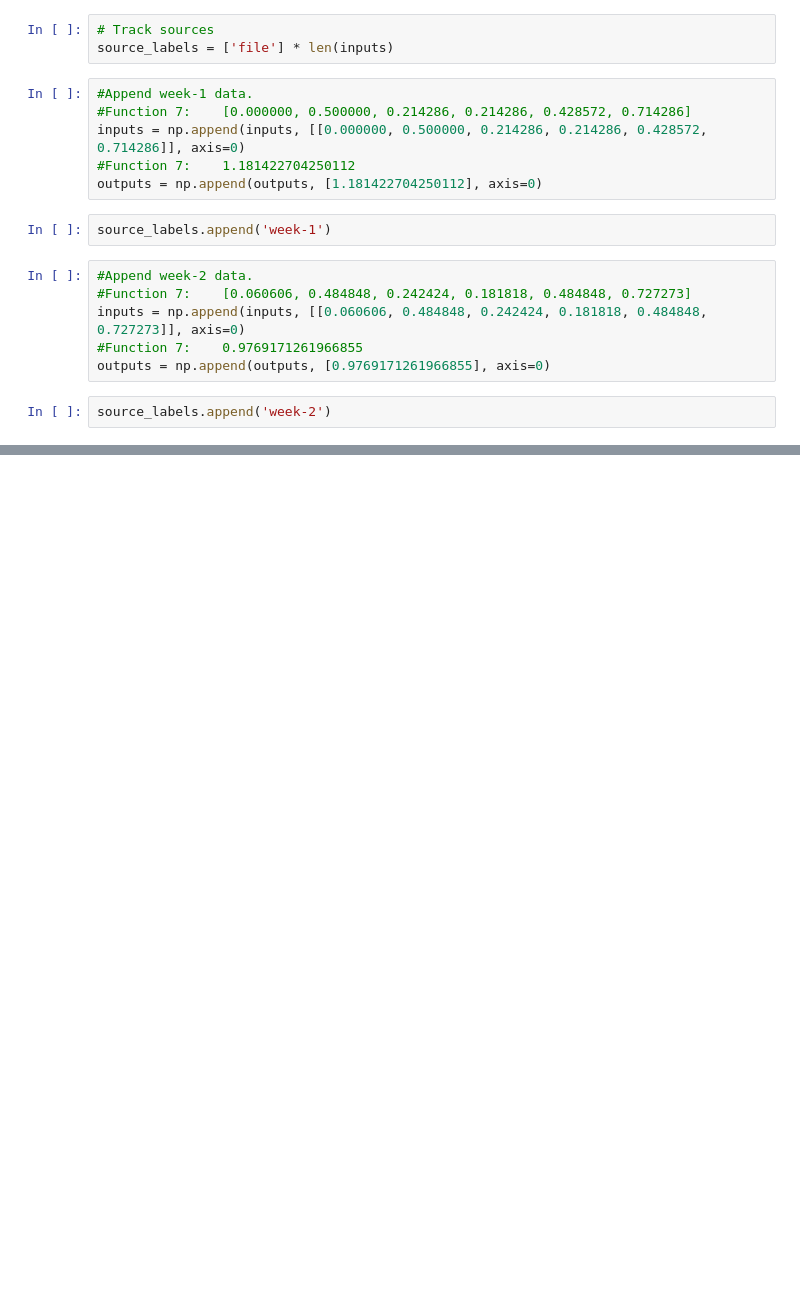
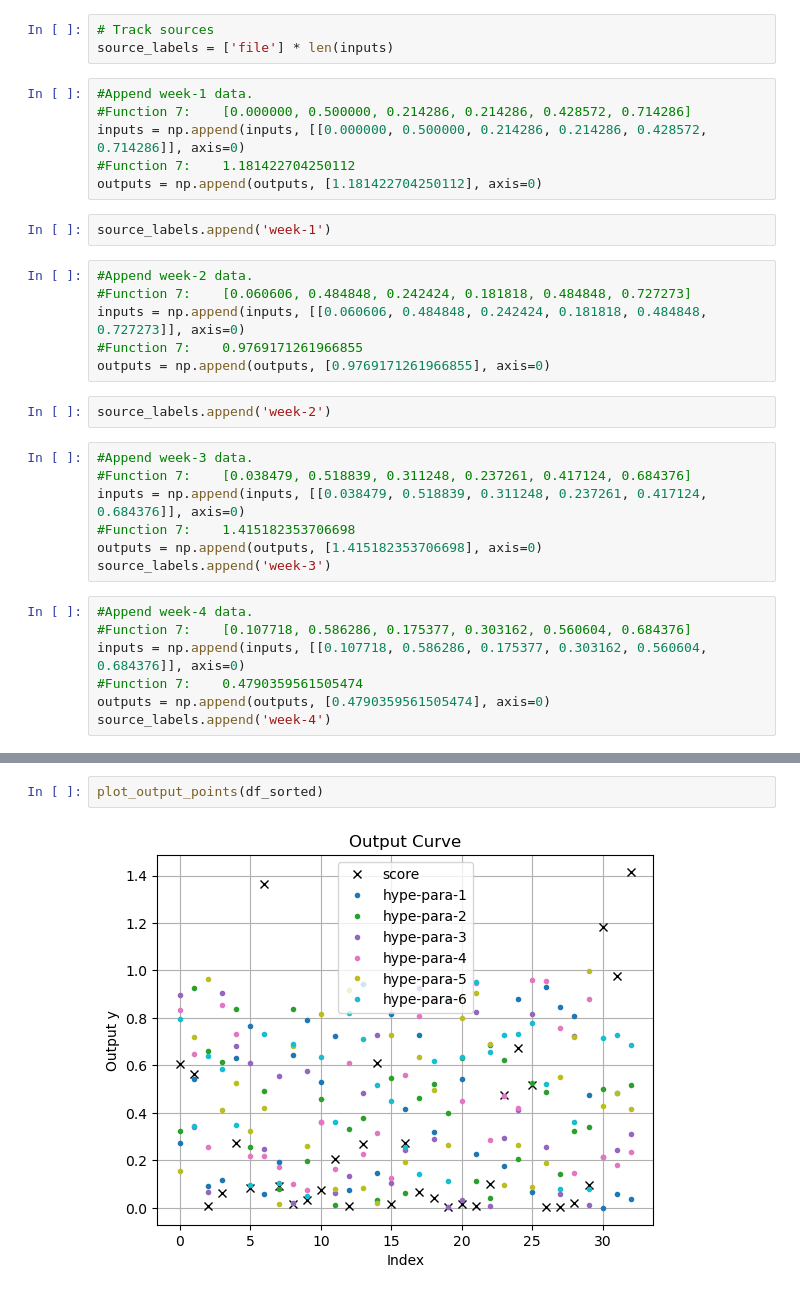
Before and after one commit to ajay-falcon-ai/Capstone-Black-Box-functions, a Jupyter notebook: function_7/data_handler.ipynb, the cells around one changed output, grey strips where cells are left out. Saved outputs shown, nothing was run; the diff lists cells and outputs as text; blank space fills up the shorter version.

```diff
--- a/function_7/data_handler.ipynb
+++ b/function_7/data_handler.ipynb
@@ -28,6 +32,20 @@ inputs = np.append(inputs, [[0.060606, 0.484848, 0.242424, 0.181818, 0.484848, 0
 outputs = np.append(outputs, [0.9769171261966855], axis=0)
 # %%
 source_labels.append('week-2')
+# %%
+#Append week-3 data.
+#Function 7:	[0.038479, 0.518839, 0.311248, 0.237261, 0.417124, 0.684376]
+inputs = np.append(inputs, [[0.038479, 0.518839, 0.311248, 0.237261, 0.417124, 0.684376]], axis=0)
+#Function 7:	1.415182353706698
+outputs = np.append(outputs, [1.415182353706698], axis=0)
+source_labels.append('week-3')
+# %%
+#Append week-4 data.
+#Function 7:	[0.107718, 0.586286, 0.175377, 0.303162, 0.560604, 0.684376]
+inputs = np.append(inputs, [[0.107718, 0.586286, 0.175377, 0.303162, 0.560604, 0.684376]], axis=0)
+#Function 7:	0.4790359561505474
+outputs = np.append(outputs, [0.4790359561505474], axis=0)
+source_labels.append('week-4')
 # %%
 # Create DataFrame
 df = pd.DataFrame(inputs, columns=['hype-para-1', 'hype-para-2', 'hype-para-3', 'hype-para-4', 'hype-para-5', 'hype-para-6'])
@@ -59,0 +78,4 @@ print(df_sorted)
+# %%
+plot_output_points(df_sorted)
+# %% [output]
+[figure, added]
```
Also changed, not shown: parts of 3 cells of this notebook, 35 other files.
